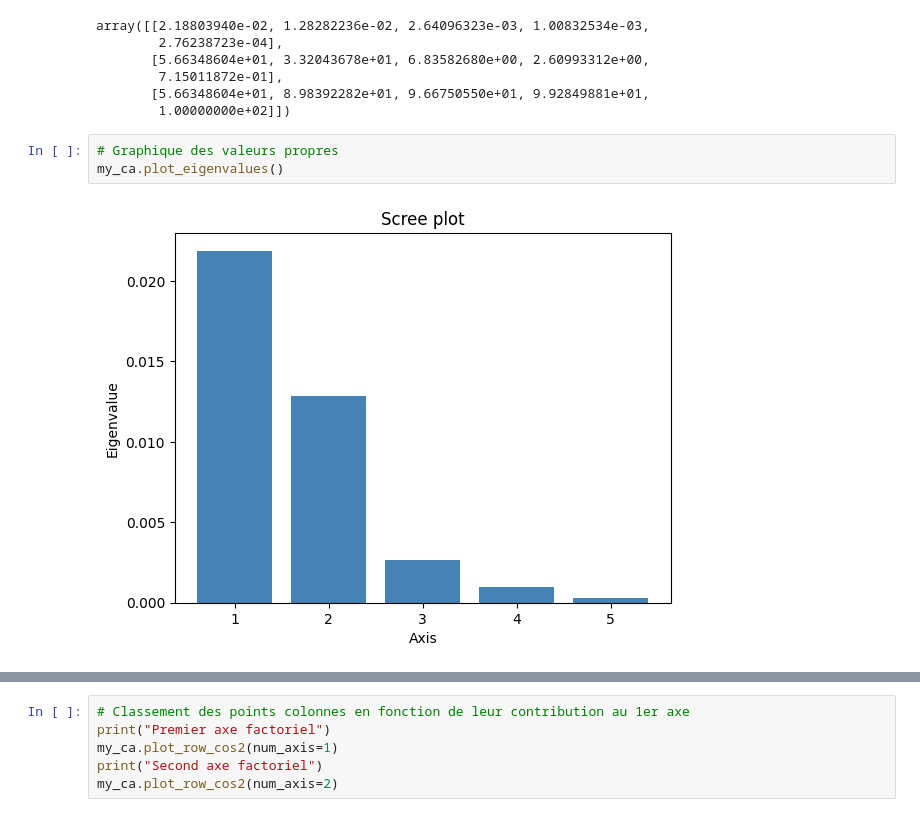
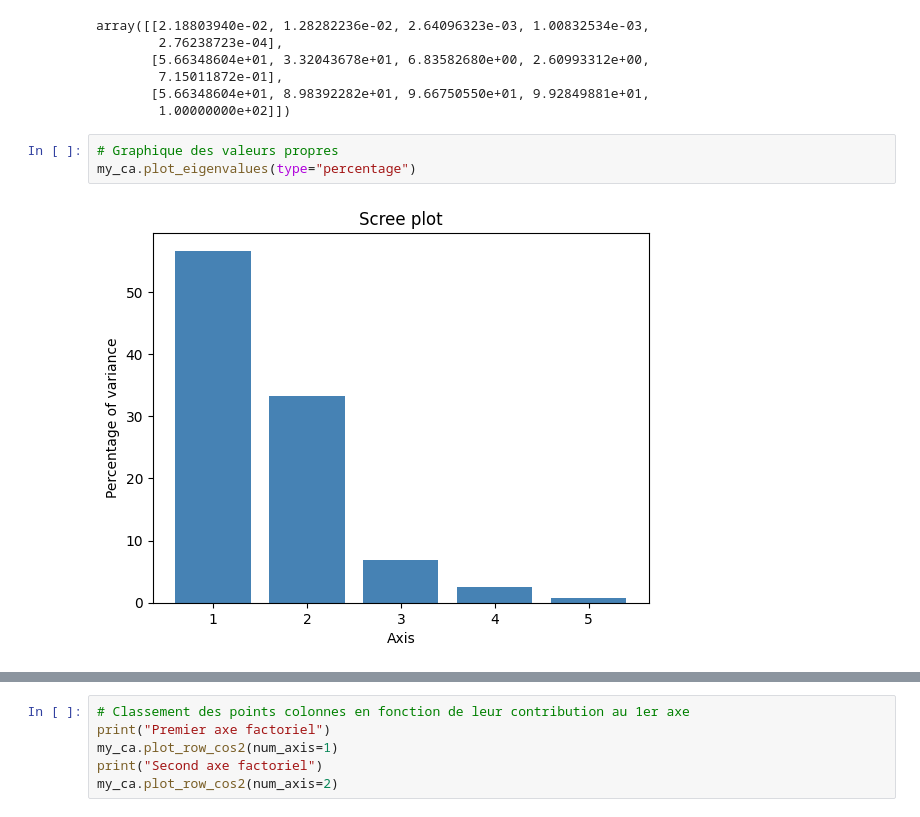
Before and after one commit to ClemBouy/stat, a Jupyter notebook: These_Gabriel/notebook.ipynb, the cells around one changed output, grey strips where cells are left out. Cells and saved outputs as stored; diff of their text form.

```diff
--- a/These_Gabriel/notebook.ipynb
+++ b/These_Gabriel/notebook.ipynb
@@ -141,6 +141,6 @@ array([[2.18803940e-02, 1.28282236e-02, 2.64096323e-03, 1.00832534e-03,
         1.00000000e+02]])
 # %%
 # Graphique des valeurs propres
-my_ca.plot_eigenvalues()
+my_ca.plot_eigenvalues(type="percentage")
 # %% [output]
-[figure, old version]
+[figure, new version]
```
Also changed, not shown: parts of 1 cell of this notebook, 4 other files.
